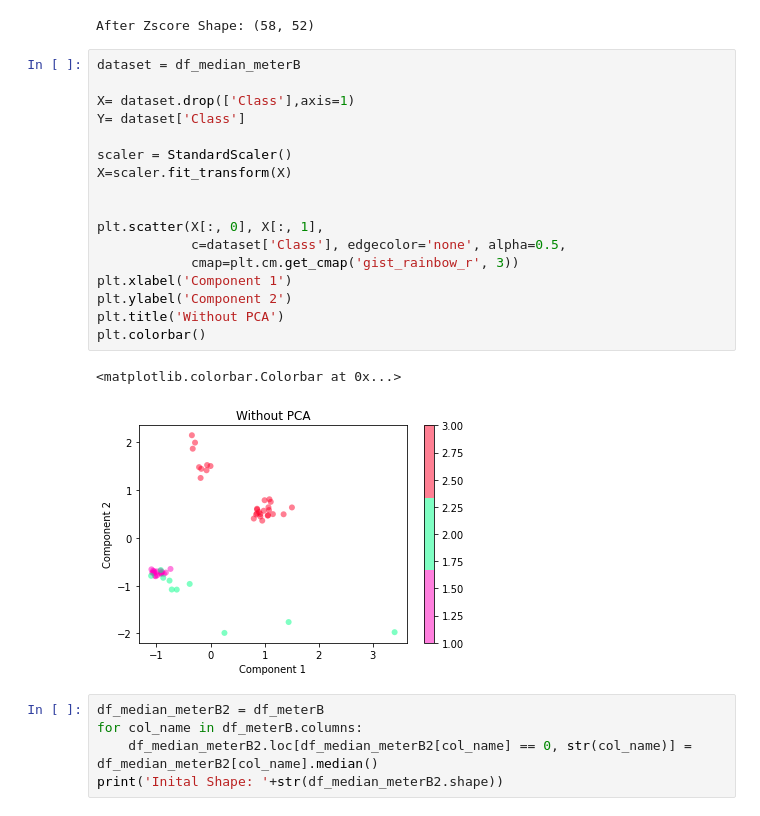
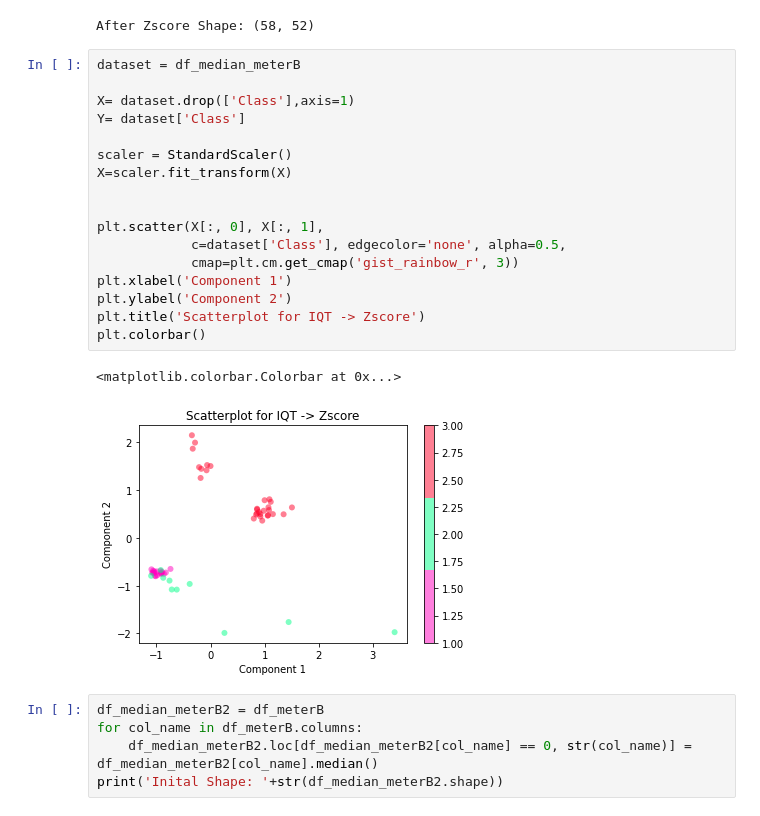
Before and after one commit to goldslime123/csc3005-DA, a Jupyter notebook: MeterB.ipynb, the cells around one changed output. Drawn from its saved outputs; the diff is of its cells as text.

```diff
--- a/MeterB.ipynb
+++ b/MeterB.ipynb
@@ -412,23 +383,23 @@ After Zscore Shape: (58, 52)
 # %%
 dataset = df_median_meterB
 
 X= dataset.drop(['Class'],axis=1)
 Y= dataset['Class']
 
 scaler = StandardScaler()
 X=scaler.fit_transform(X)
 
 
 plt.scatter(X[:, 0], X[:, 1],
             c=dataset['Class'], edgecolor='none', alpha=0.5,
             cmap=plt.cm.get_cmap('gist_rainbow_r', 3))
 plt.xlabel('Component 1')
 plt.ylabel('Component 2')
-plt.title('Without PCA')
+plt.title('Scatterplot for IQT -> Zscore')
 plt.colorbar()
 # %% [output]
 <matplotlib.colorbar.Colorbar at 0x...>
-[figure, old version]
+[figure, new version]
 # %%
 df_median_meterB2 = df_meterB
 for col_name in df_meterB.columns:
```
Also changed, not shown: parts of 12 cells of this notebook.
